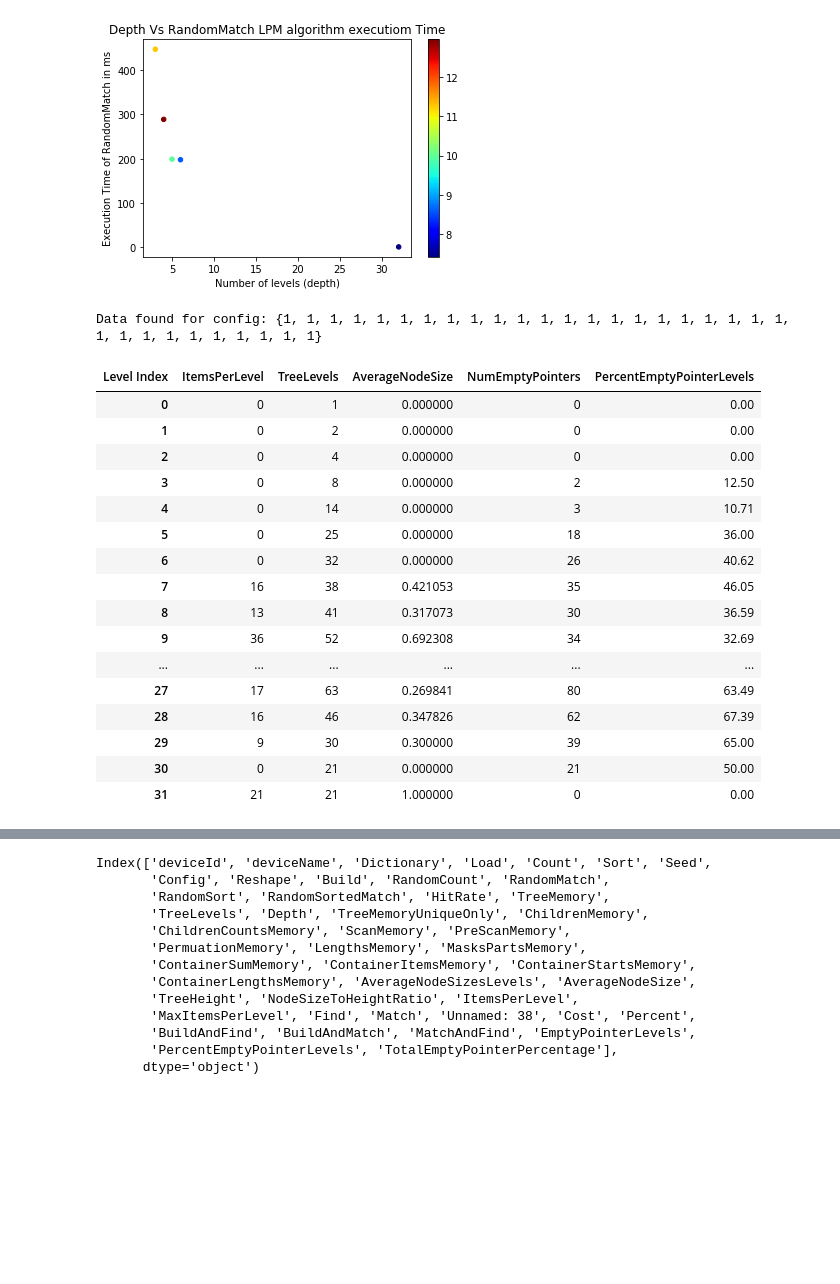
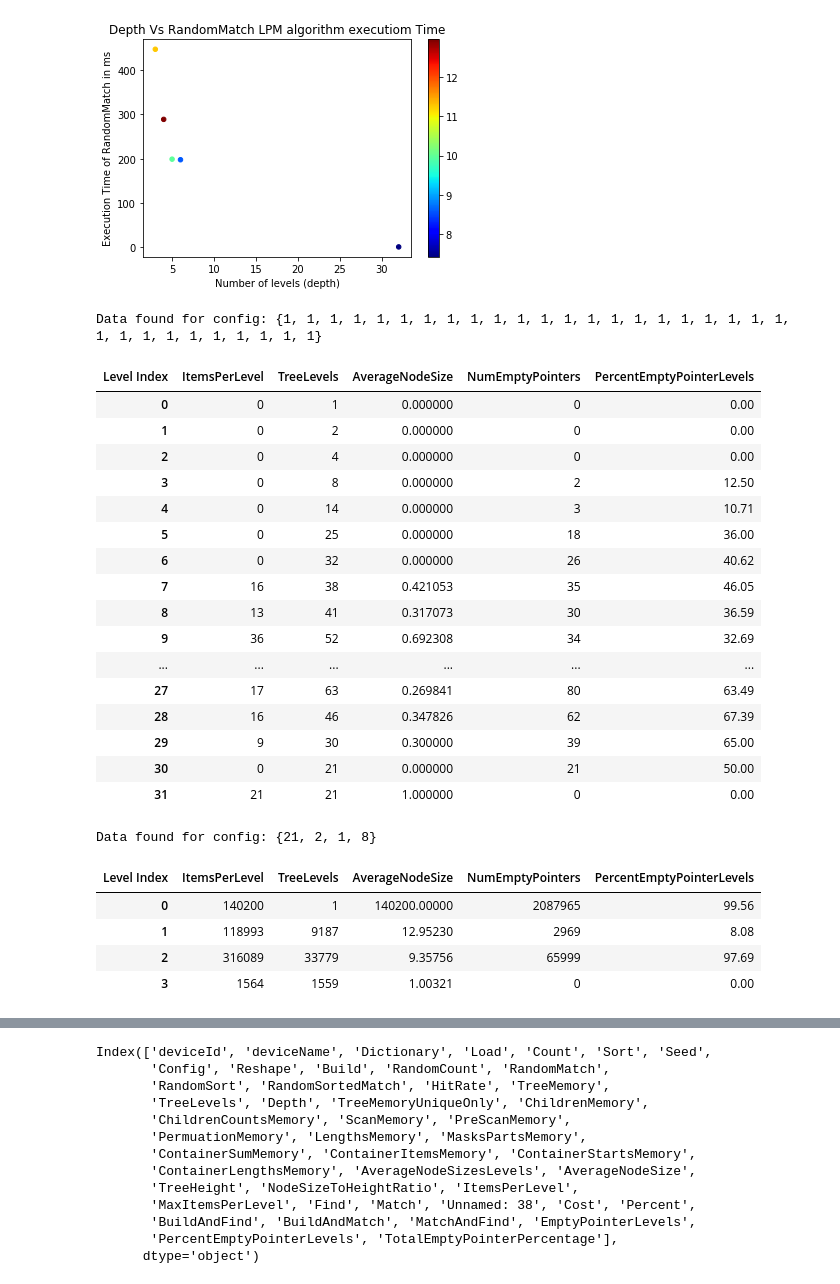
Before and after one commit to matrackif/TrieStrides, a Jupyter notebook: flavors_data_analysis.ipynb, the cells around one changed output, grey strips where cells are left out. Saved outputs shown, nothing was run; the diff lists cells and outputs as text; code cells hidden in the pictures; blank space fills up the shorter version.

Commit message:
Add new config analysis

```diff
--- a/flavors_data_analysis.ipynb
+++ b/flavors_data_analysis.ipynb
@@ -389,7 +389,7 @@ def analyze_specific_config(config_data: pd.Series):
     # The last level has no child pointers, append 0
     num_empty_pointers_per_lvl.append(0)
     percentage_empty_pointers_per_lvl.append(0)
-    data_dict['TreeLevels'] = tree_levels
+    data_dict['NodePerLevel'] = tree_levels
     # This column is simply ItemsPerLevel / TreeLevels it seems
     # Can also be interpreted as the average number of key/item indexes that end in a node
     data_dict['AverageNodeSize'] = from_curly_bracket_str_to_list(config_data['AverageNodeSizesLevels'])
@@ -399,24 +399,34 @@ def analyze_specific_config(config_data: pd.Series):
     df = df.rename_axis('Level Index', axis=1)
     print('Data found for config: {}'.format(config_data['Config']))
     return df
+# %%
+# Same jednyki
+analyze_specific_config(results_equal_dist.loc[4])
+# %% [output]
+Data found for config: {1, 1, 1, 1, 1, 1, 1, 1, 1, 1, 1, 1, 1, 1, 1, 1, 1, 1, 1, 1, 1, 1, 1, 1, 1, 1, 1, 1, 1, 1, 1, 1}
+| Level Index | ItemsPerLevel | TreeLevels | AverageNodeSize | NumEmptyPointers | PercentEmptyPointerLevels |
+| 0 | 0 | 1 | 0.000000 | 0 | 0.00 |
+| 1 | 0 | 2 | 0.000000 | 0 | 0.00 |
+| 2 | 0 | 4 | 0.000000 | 0 | 0.00 |
+| 3 | 0 | 8 | 0.000000 | 2 | 12.50 |
+| 4 | 0 | 14 | 0.000000 | 3 | 10.71 |
+| 5 | 0 | 25 | 0.000000 | 18 | 36.00 |
+| 6 | 0 | 32 | 0.000000 | 26 | 40.62 |
+| 7 | 16 | 38 | 0.421053 | 35 | 46.05 |
+| 8 | 13 | 41 | 0.317073 | 30 | 36.59 |
+| 9 | 36 | 52 | 0.692308 | 34 | 32.69 |
+| ... | ... | ... | ... | ... | ... |
+| 27 | 17 | 63 | 0.269841 | 80 | 63.49 |
+| 28 | 16 | 46 | 0.347826 | 62 | 67.39 |
+| 29 | 9 | 30 | 0.300000 | 39 | 65.00 |
+| 30 | 0 | 21 | 0.000000 | 21 | 50.00 |
+| 31 | 21 | 21 | 1.000000 | 0 | 0.00 |
 # %%
-analyze_specific_config(results_equal_dist.loc[4])
+analyze_specific_config(results_equal_dist.loc[1])
 # %% [output]
-Data found for config: {1, 1, 1, 1, 1, 1, 1, 1, 1, 1, 1, 1, 1, 1, 1, 1, 1, 1, 1, 1, 1, 1, 1, 1, 1, 1, 1, 1, 1, 1, 1, 1}
+Data found for config: {21, 2, 1, 8}
 | Level Index | ItemsPerLevel | TreeLevels | AverageNodeSize | NumEmptyPointers | PercentEmptyPointerLevels |
-| 0 | 0 | 1 | 0.000000 | 0 | 0.00 |
-| 1 | 0 | 2 | 0.000000 | 0 | 0.00 |
-| 2 | 0 | 4 | 0.000000 | 0 | 0.00 |
-| 3 | 0 | 8 | 0.000000 | 2 | 12.50 |
-| 4 | 0 | 14 | 0.000000 | 3 | 10.71 |
-| 5 | 0 | 25 | 0.000000 | 18 | 36.00 |
-| 6 | 0 | 32 | 0.000000 | 26 | 40.62 |
-| 7 | 16 | 38 | 0.421053 | 35 | 46.05 |
-| 8 | 13 | 41 | 0.317073 | 30 | 36.59 |
-| 9 | 36 | 52 | 0.692308 | 34 | 32.69 |
-| ... | ... | ... | ... | ... | ... |
-| 27 | 17 | 63 | 0.269841 | 80 | 63.49 |
-| 28 | 16 | 46 | 0.347826 | 62 | 67.39 |
-| 29 | 9 | 30 | 0.300000 | 39 | 65.00 |
-| 30 | 0 | 21 | 0.000000 | 21 | 50.00 |
-| 31 | 21 | 21 | 1.000000 | 0 | 0.00 |
+| 0 | 140200 | 1 | 140200.00000 | 2087965 | 99.56 |
+| 1 | 118993 | 9187 | 12.95230 | 2969 | 8.08 |
+| 2 | 316089 | 33779 | 9.35756 | 65999 | 97.69 |
+| 3 | 1564 | 1559 | 1.00321 | 0 | 0.00 |
```
Also changed, not shown: parts of 8 cells of this notebook.
